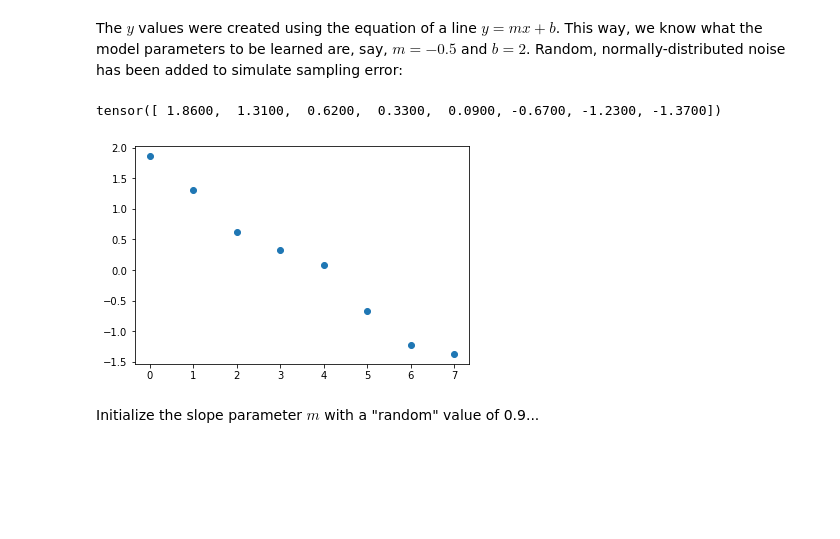
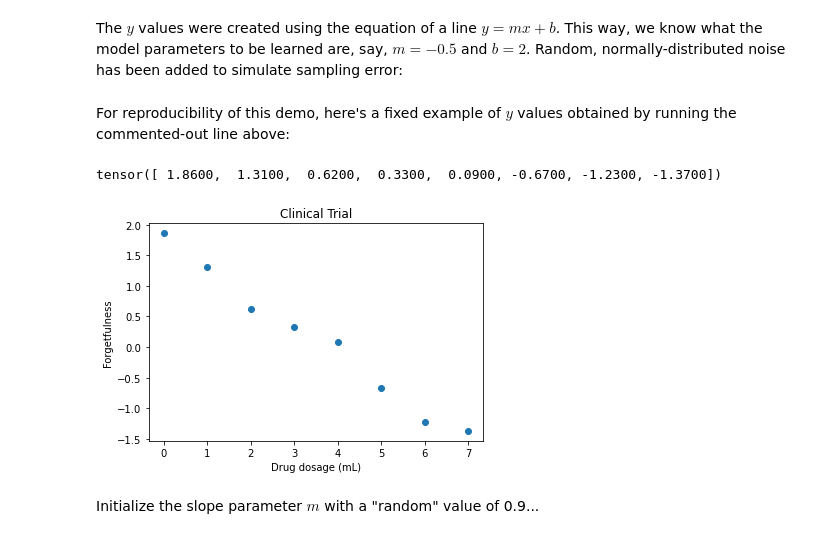
Before and after one commit to jonkrohn/ML-foundations, a Jupyter notebook: notebooks/regression-in-pytorch.ipynb, the cells around one changed output. Saved outputs shown, nothing was run; the diff lists cells and outputs as text; code cells hidden in the pictures; blank space fills up the shorter version.

```diff
--- a/notebooks/regression-in-pytorch.ipynb
+++ b/notebooks/regression-in-pytorch.ipynb
@@ -14,11 +14,3 @@ x
 tensor([0., 1., 2., 3., 4., 5., 6., 7.])
 # %% [markdown]
 The $y$ values were created using the equation of a line $y = mx + b$. This way, we know what the model parameters to be learned are, say, $m = -0.5$ and $b = 2$. Random, normally-distributed noise has been added to simulate sampling error:
-# %%
-# y = -0.5*x + 2 + np.random.normal(scale=0.2, size=8).reshape(-1,1)
-## For reproducibility, here's a fixed example of y values obtained by
-## running the commented-out line above (N.B. you'd need 'import numpy as np'):
-y = torch.tensor([1.86, 1.31, .62, .33, .09, -.67, -1.23, -1.37]) # forgetfulness score
-y
-# %% [output]
-tensor([ 1.8600,  1.3100,  0.6200,  0.3300,  0.0900, -0.6700, -1.2300, -1.3700])
@@ -25,7 +19,17 @@ tensor([ 1.8600,  1.3100,  0.6200,  0.3300,  0.0900, -0.6700, -1.2300, -1.3700])
+# %% [markdown]
+For reproducibility of this demo, here's a fixed example of $y$ values obtained by running the commented-out line above:
+# %%
+y = torch.tensor([1.86, 1.31, .62, .33, .09, -.67, -1.23, -1.37]) # E.g.: Patient's "forgetfulness score"
+y
+# %% [output]
+tensor([ 1.8600,  1.3100,  0.6200,  0.3300,  0.0900, -0.6700, -1.2300, -1.3700])
 # %%
 fig, ax = plt.subplots()
+plt.title("Clinical Trial")
+plt.xlabel("Drug dosage (mL)")
+plt.ylabel("Forgetfulness")
 _ = ax.scatter(x, y)
 # %% [output]
-[figure, old version]
+[figure, new version]
 # %% [markdown]
 Initialize the slope parameter $m$ with a "random" value of 0.9...
```
Also changed, not shown: parts of 6 cells of this notebook, 1 other file.
